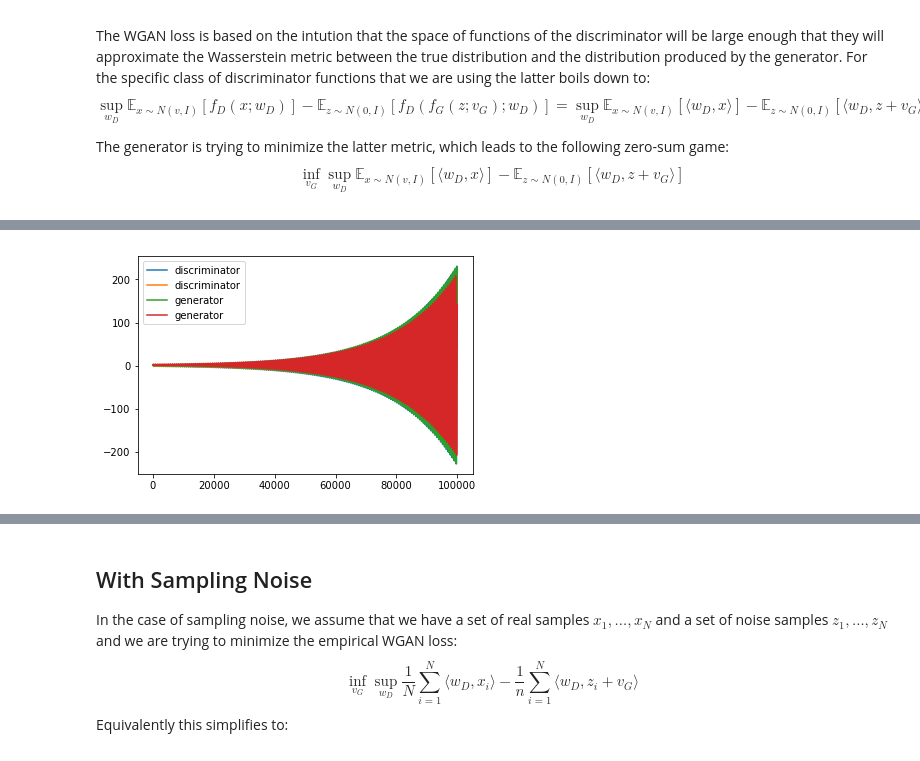
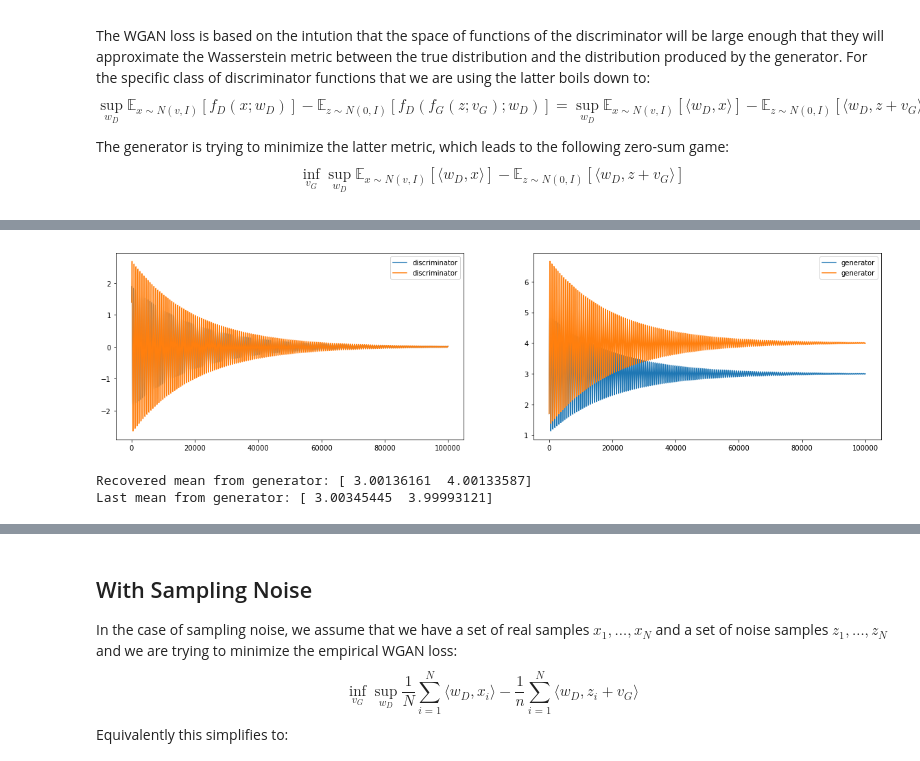
Before and after one commit to vsyrgkanis/optimistic_GAN_training, a Jupyter notebook: notebooks/Simple_GAN_example.ipynb, the cells around one changed output, grey strips where cells are left out. Drawn from its saved outputs; the diff is of its cells as text; code cells hidden in the pictures.

```diff
--- a/notebooks/Simple_GAN_example.ipynb
+++ b/notebooks/Simple_GAN_example.ipynb
@@ -32,7 +46,7 @@ The generator is trying to minimize the latter metric, which leads to the follow
 # %%
 # Parameters of distribution
 dim = 2
-v = [1, 2]
+v = [3, 4]
 # %% [markdown]
 ## Simulations without Sampling Noise
 
@@ -57,0 +78,16 @@ v_G^{t+1} =& v_G^{t} + 2\eta_G w_D^t - \eta_G w_D^{t-1}
+# %%
+# GD Training on the expected loss
+T = 100000
+clip_D = 10
+clip_G = 10
+eta_D = .01
+eta_G = .01
+train_gen_every = 100
+w_D = 1.4*np.ones((T, dim))
+v_G = 1.7*np.ones((T, dim))
+
+for t in range(1,T):
+    w_D[t] = np.clip(w_D[t-1] + eta_D * (v-v_G[t-1]), -clip_D, clip_D)
+    v_G[t] = np.clip(v_G[t-1] + eta_G * (w_D[t-1]), -clip_G, clip_G) if t % train_gen_every == 0 else v_G[t-1]
+
+plot_weights(w_D, v_G)
@@ -58,18 +98,17 @@ v_G^{t+1} =& v_G^{t} + 2\eta_G w_D^t - \eta_G w_D^{t-1}
 # %%
-# GD Training on the expected loss
+# Optimistic GD Training on the expected loss
 T = 100000
 eta_D = .01
 eta_G = .01
 w_D = 1.4*np.ones((T, dim))
 v_G = 1.7*np.ones((T, dim))
 
-for t in range(1,T):
-    w_D[t] = w_D[t-1] + eta_D * (v-v_G[t-1])
-    v_G[t] = v_G[t-1] + eta_G * (w_D[t-1])
+for t in range(2,T):
+    w_D[t] = w_D[t-1] + 2 * eta_D * (v-v_G[t-1]) - eta_D * (v-v_G[t-2])
+    v_G[t] = v_G[t-1] + 2 * eta_G * w_D[t-1] - eta_G * w_D[t-2]
 
-plt.plot(np.arange(T), w_D, label="discriminator")
-plt.plot(np.arange(T), v_G, label="generator")
-plt.legend()
-plt.show()
+plot_weights(w_D, v_G)
 # %% [output]
-[figure, old version]
+[figure, new version]
+Recovered mean from generator: [ 3.00136161  4.00133587]
+Last mean from generator: [ 3.00345445  3.99993121]
```
Also changed, not shown: parts of 11 cells of this notebook.
